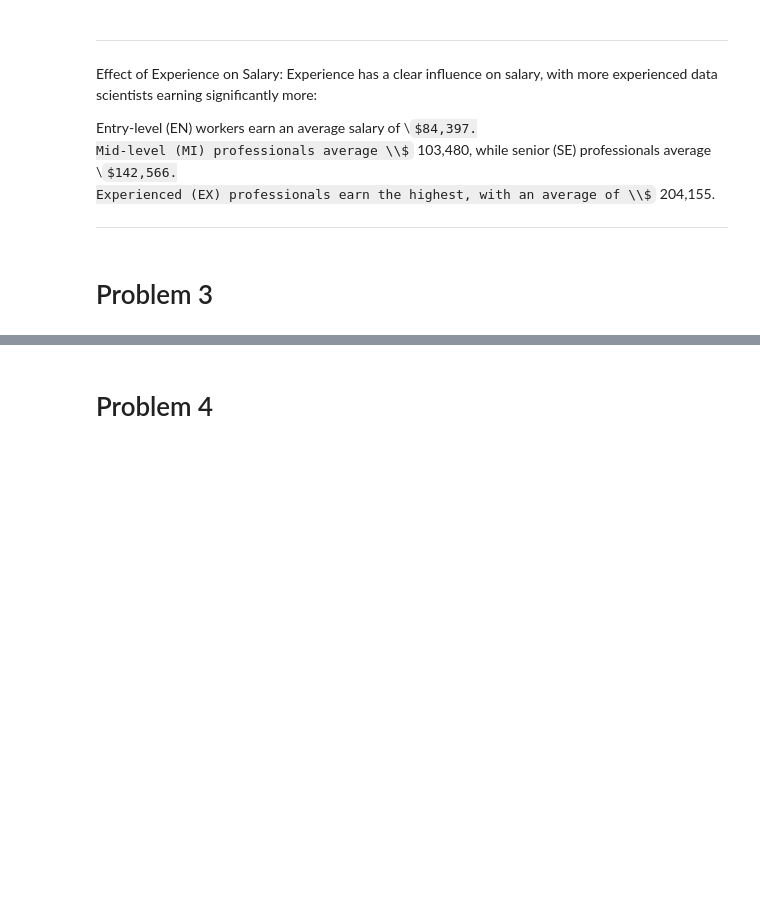
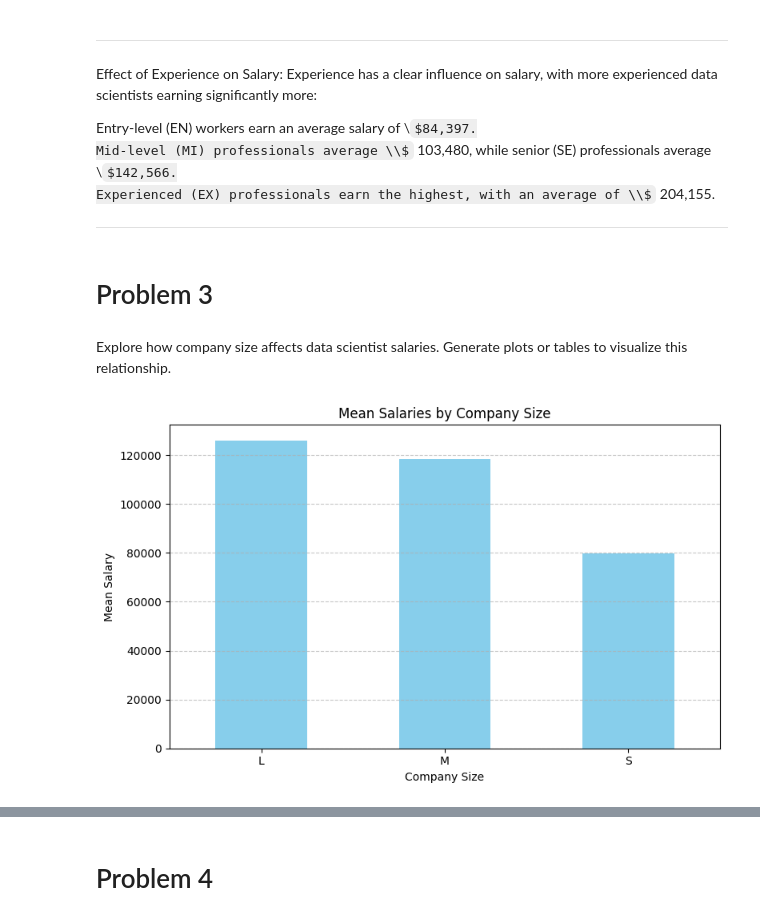
Before and after one commit to stat220/lab-1-chase-cole-grant-noah, a Jupyter notebook: lab1.ipynb, the cells around one changed output, grey strips where cells are left out. Drawn from its saved outputs; the diff is of its cells as text; code cells hidden in the pictures; some formulas as TeX source; blank space fills up the shorter version.

```diff
--- a/lab1.ipynb
+++ b/lab1.ipynb
@@ -79,3 +78,23 @@ Experienced (EX) professionals earn the highest, with an average of \\$204,155.
 ***
 # %% [markdown]
 # Problem 3
+# %% [markdown]
+Explore how company size affects data scientist salaries. Generate plots or tables to visualize this relationship.
+# %%
+# Calculate mean salaries by company size
+mean_salaries = df.groupby('company_size')['salary_in_usd'].mean()
+
+# Create a bar chart
+plt.figure(figsize=(8, 5))
+mean_salaries.plot(kind='bar', color='skyblue')
+plt.title('Mean Salaries by Company Size')
+plt.xlabel('Company Size')
+plt.ylabel('Mean Salary')
+plt.xticks(rotation=0)
+plt.grid(axis='y', linestyle='--', alpha=0.7)
+plt.tight_layout()
+
+# Show plot
+plt.show()
+# %% [output]
+[figure, added]
```
Also changed, not shown: parts of 3 cells of this notebook.
